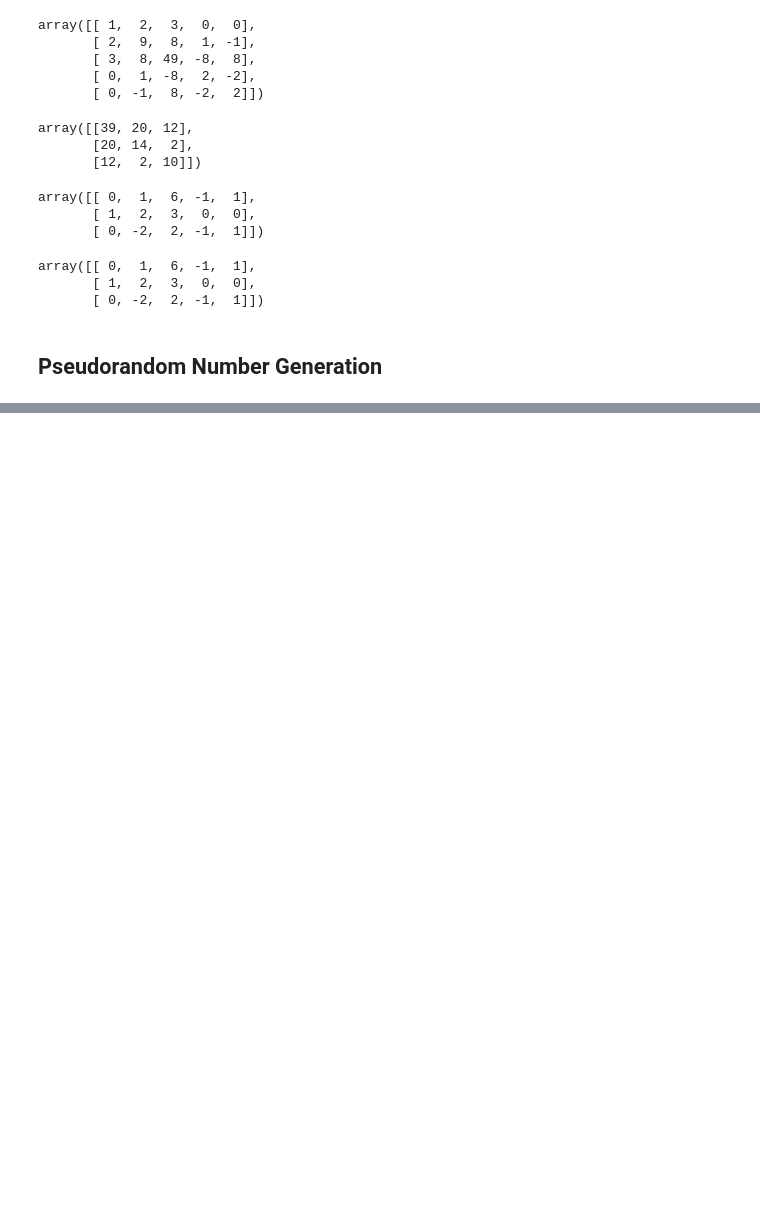
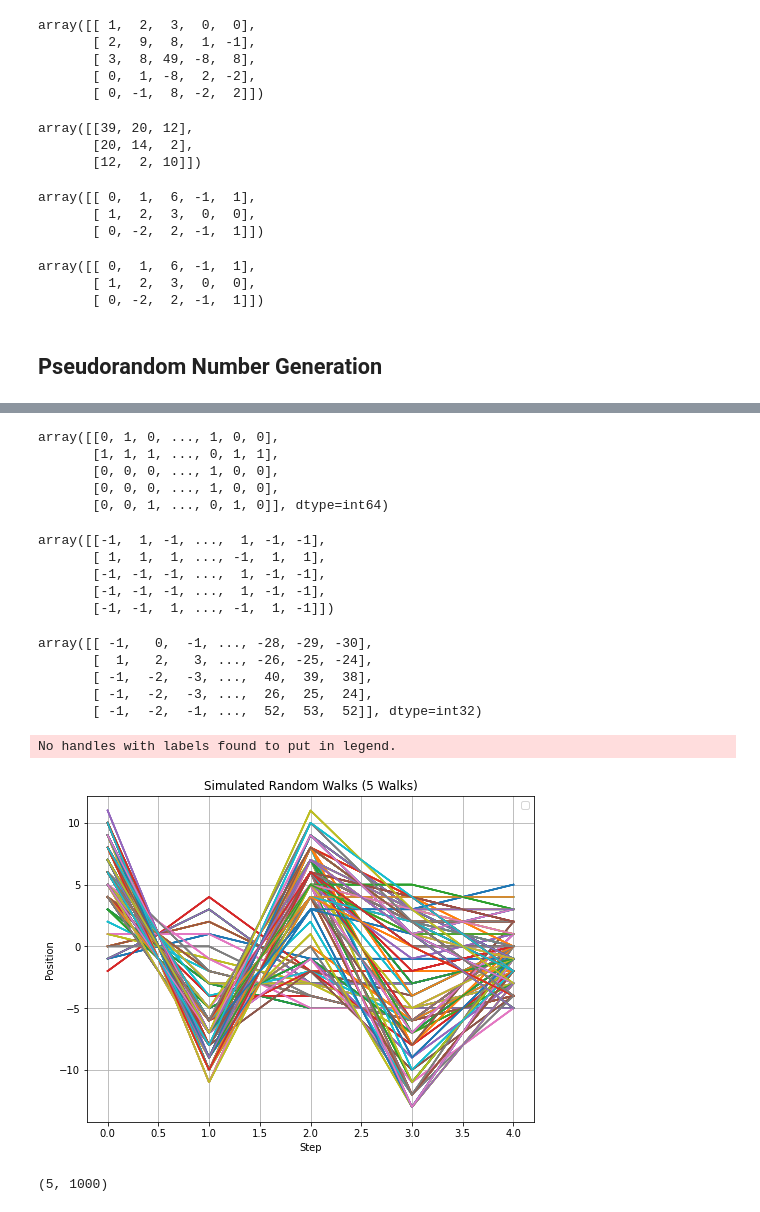
Before and after one commit to vikasAWA/Python-for-data-analysis, a Jupyter notebook: numpy_basics.ipynb, the cells around one changed output, grey strips where cells are left out. Drawn from its saved outputs; the diff is of its cells as text; code cells hidden in the pictures; blank space fills up the shorter version.

```diff
--- a/numpy_basics.ipynb
+++ b/numpy_basics.ipynb
@@ -787,0 +1589,46 @@ array([[ 0,  1,  6, -1,  1],
+# %%
+draws
+# %% [output]
+array([[0, 1, 0, ..., 1, 0, 0],
+       [1, 1, 1, ..., 0, 1, 1],
+       [0, 0, 0, ..., 1, 0, 0],
+       [0, 0, 0, ..., 1, 0, 0],
+       [0, 0, 1, ..., 0, 1, 0]], dtype=int64)
+# %%
+steps = np.where(draws > 0, 1, -1)
+# %%
+steps
+# %% [output]
+array([[-1,  1, -1, ...,  1, -1, -1],
+       [ 1,  1,  1, ..., -1,  1,  1],
+       [-1, -1, -1, ...,  1, -1, -1],
+       [-1, -1, -1, ...,  1, -1, -1],
+       [-1, -1,  1, ..., -1,  1, -1]])
+# %%
+walks = steps.cumsum(axis=1)
+# %%
+walks
+# %% [output]
+array([[ -1,   0,  -1, ..., -28, -29, -30],
+       [  1,   2,   3, ..., -26, -25, -24],
+       [ -1,  -2,  -3, ...,  40,  39,  38],
+       [ -1,  -2,  -3, ...,  26,  25,  24],
+       [ -1,  -2,  -1, ...,  52,  53,  52]], dtype=int32)
+# %%
+plt.figure(figsize=(8, 6))
+for i in range(nwalks):
+    plt.plot(walks[:, :100])
+
+plt.xlabel("Step")
+plt.ylabel("Position")
+plt.title(f"Simulated Random Walks ({nwalks} Walks)")
+plt.legend()
+plt.grid(True)
+plt.show()
+# %% [output]
+No handles with labels found to put in legend.
+[figure, added]
+# %%
+walks.shape
+# %% [output]
+(5, 1000)
```
Also changed, not shown: parts of 184 cells of this notebook, 2 other files.
